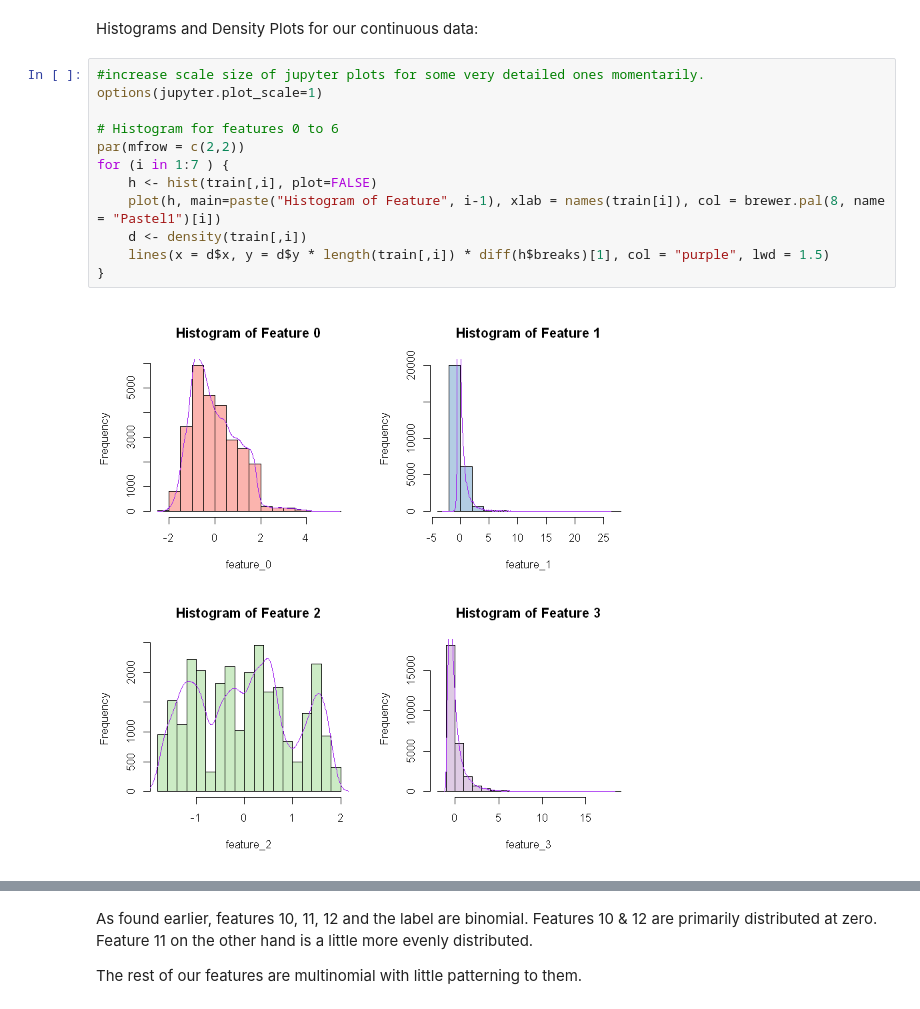
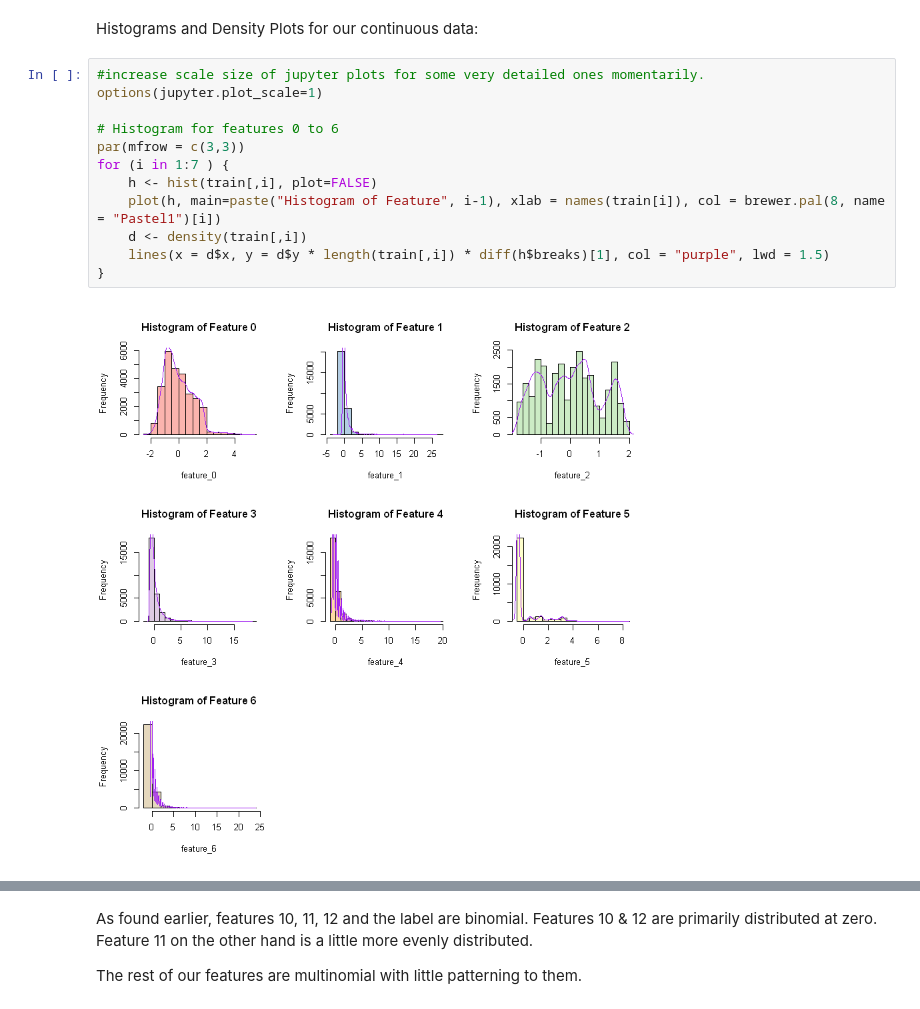
Before and after one commit to 20spaghetti/Customer-Churn-Prediction, a Jupyter notebook: Customer Churn Prediction.ipynb, the cells around one changed output, grey strips where cells are left out. Drawn from its saved outputs; the diff is of its cells as text.

```diff
--- a/Customer Churn Prediction.ipynb
+++ b/Customer Churn Prediction.ipynb
@@ -332,14 +319,14 @@ Histograms and Density Plots for our continuous data:
 # %%
 #increase scale size of jupyter plots for some very detailed ones momentarily.
 options(jupyter.plot_scale=1)
 
 # Histogram for features 0 to 6
-par(mfrow = c(2,2))
+par(mfrow = c(3,3))
 for (i in 1:7 ) {
     h <- hist(train[,i], plot=FALSE)
     plot(h, main=paste("Histogram of Feature", i-1), xlab = names(train[i]), col = brewer.pal(8, name = "Pastel1")[i])
     d <- density(train[,i])
     lines(x = d$x, y = d$y * length(train[,i]) * diff(h$breaks)[1], col = "purple", lwd = 1.5)
 }
 # %% [output]
-[figure, old version]
+[figure, new version]
```
Also changed, not shown: parts of 109 cells of this notebook, 1 other file.
